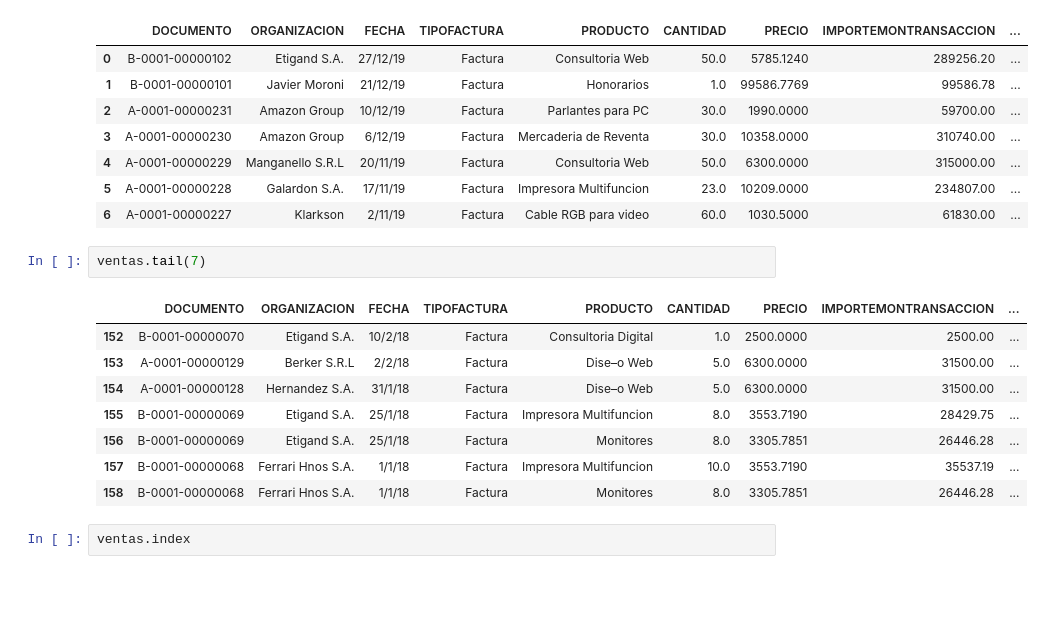
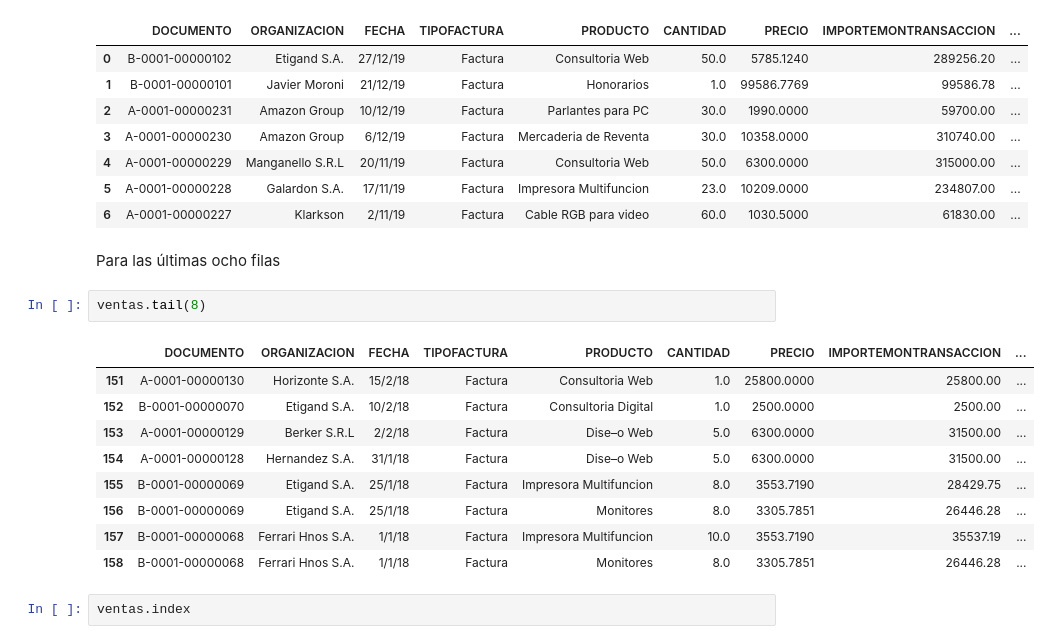
Before and after one commit to LucaAPiattelli/Diplomatura_Business_Analytics_UDA, a Jupyter notebook: Modulo_07_Introduccion_a_Python/BA_Pandas_01.ipynb, the cells around one changed output. Cells and saved outputs as stored; diff of their text form; blank space fills up the shorter version.

```diff
--- a/Modulo_07_Introduccion_a_Python/BA_Pandas_01.ipynb
+++ b/Modulo_07_Introduccion_a_Python/BA_Pandas_01.ipynb
@@ -38,10 +71,13 @@ ventas.head(7) #vista del dataframe
 | 4 | A-0001-00000229 | Manganello S.R.L | 20/11/19 | Factura | Consultoria Web | 50.0 | 6300.0000 | 315000.00 | ... |
 | 5 | A-0001-00000228 | Galardon S.A. | 17/11/19 | Factura | Impresora Multifuncion | 23.0 | 10209.0000 | 234807.00 | ... |
 | 6 | A-0001-00000227 | Klarkson | 2/11/19 | Factura | Cable RGB para video | 60.0 | 1030.5000 | 61830.00 | ... |
+# %% [markdown]
+Para las últimas ocho filas
 # %%
-ventas.tail(7)
+ventas.tail(8)
 # %% [output]
 |  | DOCUMENTO | ORGANIZACION | FECHA | TIPOFACTURA | PRODUCTO | CANTIDAD | PRECIO | IMPORTEMONTRANSACCION | ... |
+| 151 | A-0001-00000130 | Horizonte S.A. | 15/2/18 | Factura | Consultoria Web | 1.0 | 25800.0000 | 25800.00 | ... |
 | 152 | B-0001-00000070 | Etigand S.A. | 10/2/18 | Factura | Consultoria Digital | 1.0 | 2500.0000 | 2500.00 | ... |
 | 153 | A-0001-00000129 | Berker S.R.L | 2/2/18 | Factura | Dise–o Web | 5.0 | 6300.0000 | 31500.00 | ... |
 | 154 | A-0001-00000128 | Hernandez S.A. | 31/1/18 | Factura | Dise–o Web | 5.0 | 6300.0000 | 31500.00 | ... |
```
Also changed, not shown: parts of 59 cells of this notebook.
